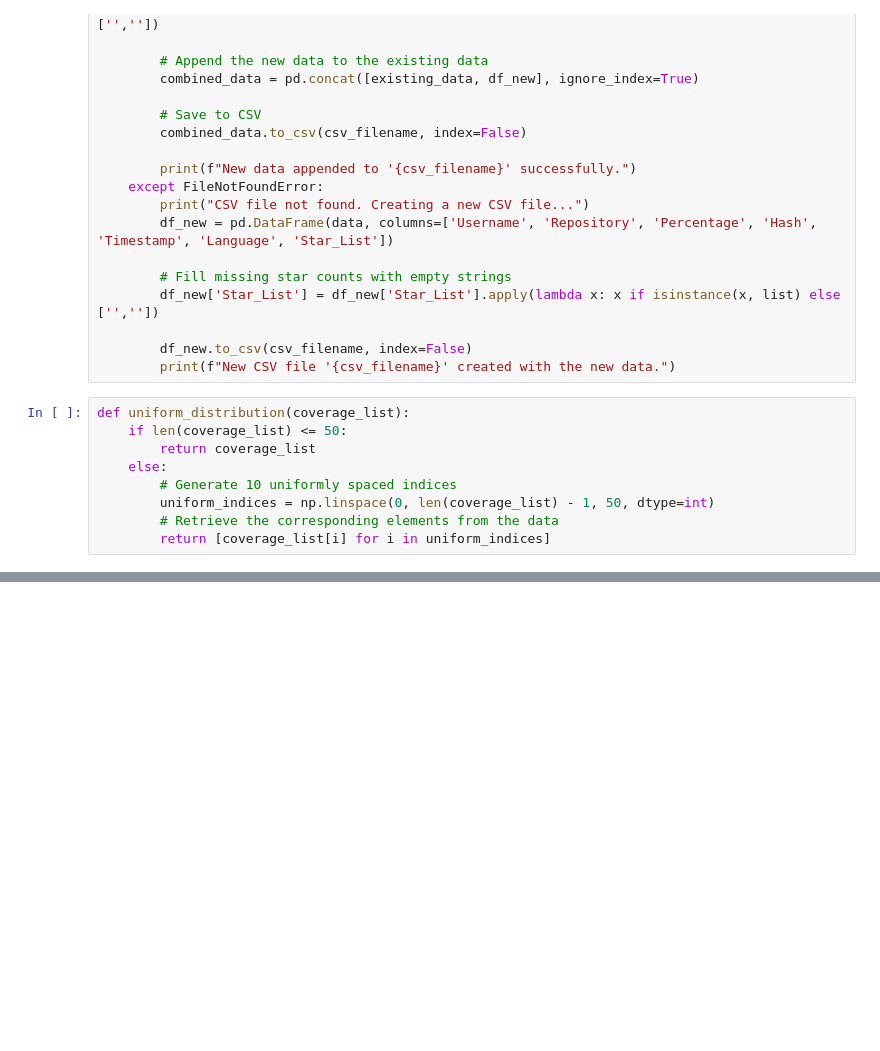
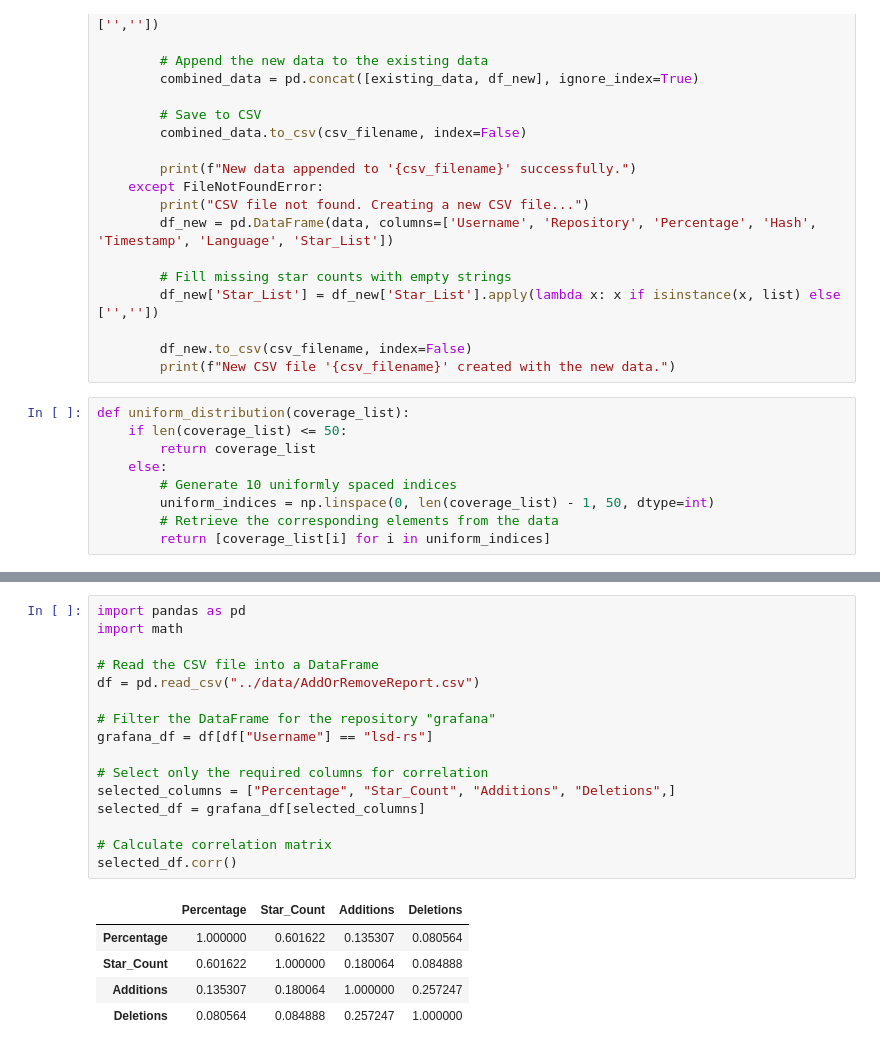
Before and after one commit to rajkunamaneni/Code-Coverage-Trends, a Jupyter notebook: src/AutoTesting.ipynb, the cells around one changed output, grey strips where cells are left out. Drawn from its saved outputs; the diff is of its cells as text; blank space fills up the shorter version.

```diff
--- a/src/AutoTesting.ipynb
+++ b/src/AutoTesting.ipynb
@@ -138,0 +211,22 @@ for i in unique_timestamps:
+# %%
+import pandas as pd
+import math
+
+# Read the CSV file into a DataFrame
+df = pd.read_csv("../data/AddOrRemoveReport.csv")
+
+# Filter the DataFrame for the repository "grafana"
+grafana_df = df[df["Username"] == "lsd-rs"]
+
+# Select only the required columns for correlation
+selected_columns = ["Percentage", "Star_Count", "Additions", "Deletions",]
+selected_df = grafana_df[selected_columns]
+
+# Calculate correlation matrix
+selected_df.corr()
+# %% [output]
+|  | Percentage | Star_Count | Additions | Deletions |
+| Percentage | 1.000000 | 0.601622 | 0.135307 | 0.080564 |
+| Star_Count | 0.601622 | 1.000000 | 0.180064 | 0.084888 |
+| Additions | 0.135307 | 0.180064 | 1.000000 | 0.257247 |
+| Deletions | 0.080564 | 0.084888 | 0.257247 | 1.000000 |
```
Also changed, not shown: parts of 8 cells of this notebook, 10 other files.
